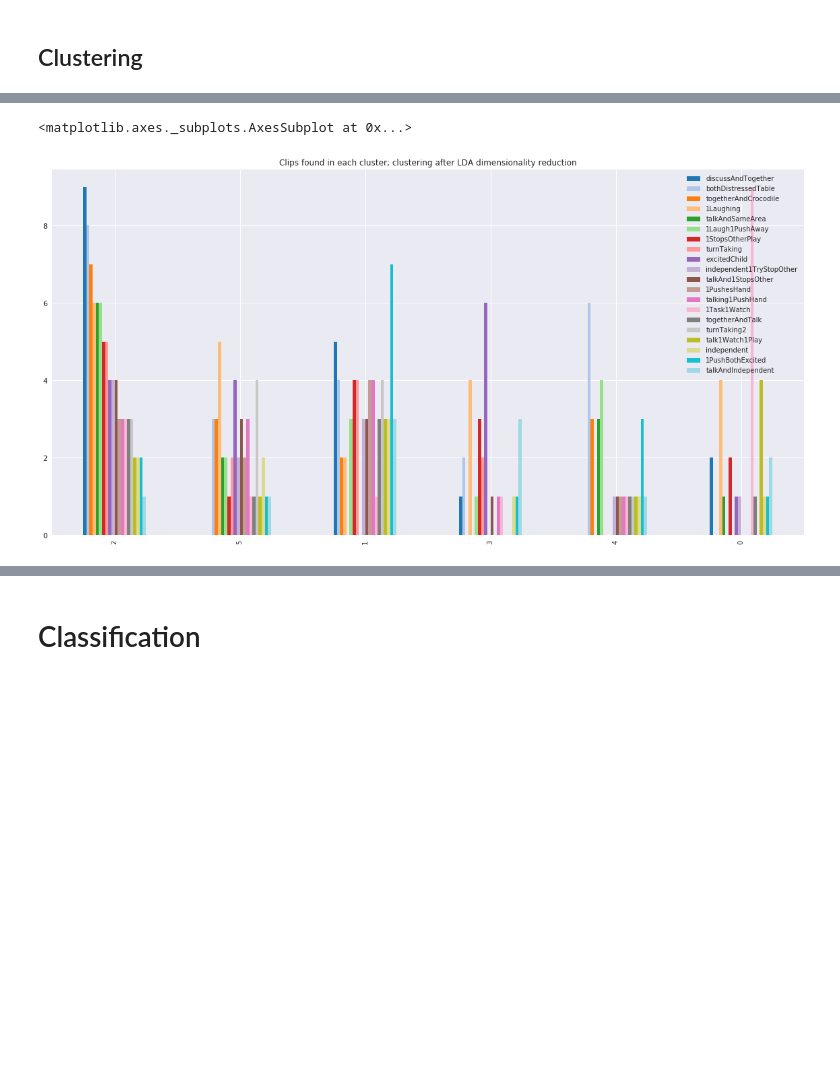
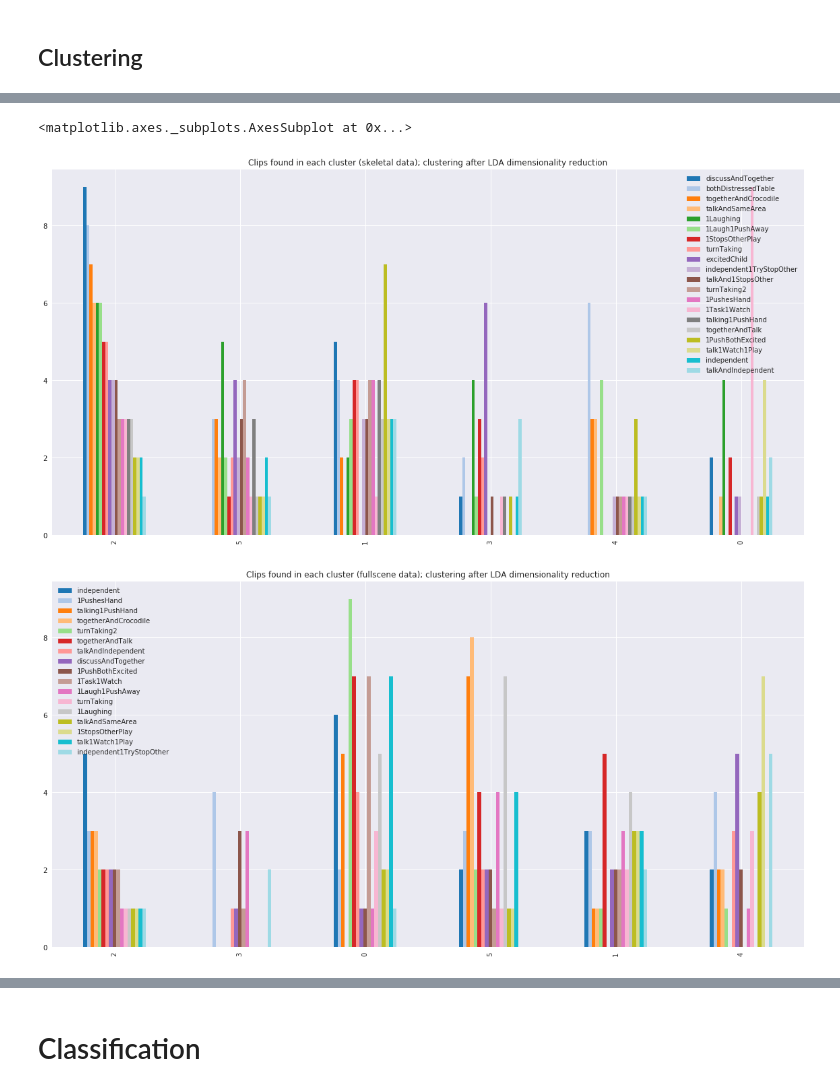
Before and after one commit to severin-lemaignan/pinsoro-kinematics, a Jupyter notebook: classification.ipynb, the cells around one changed output, grey strips where cells are left out. Cells and saved outputs as stored; diff of their text form; code cells hidden in the pictures; blank space fills up the shorter version.

Commit message:
More clustering + classification work

```diff
--- a/classification.ipynb
+++ b/classification.ipynb
@@ -398,6 +398,11 @@ plot_embedding(skel_clustering_data,skel_labels, clusters=skel_kmeans, three_d=F
 # %%
 # kMeans clustering after LDA-based dimensionality reduction
 skel_clustering_data=skel_lda
+fullscene_clustering_data=fullscene_lda
+
 skel_kmeans = KMeans(n_clusters=6, random_state=0).fit_predict(skel_clustering_data)
+fullscene_kmeans_model = KMeans(n_clusters=6, random_state=0).fit(fullscene_clustering_data)
+fullscene_kmeans = fullscene_kmeans_model.predict(fullscene_clustering_data)
+
 plot_embedding(skel_clustering_data,skel_labels, clusters=skel_kmeans, three_d=False)
 # %% [output]
@@ -405,13 +410,22 @@ plot_embedding(skel_clustering_data,skel_labels, clusters=skel_kmeans, three_d=F
-# %%
-clipPerClusters_df=pd.DataFrame()
-
-for i in skel_kmeans:
-    clipPerClusters_df[i] = skel_df[skel_kmeans == i]["clipName"].value_counts()
+# %%
+skel_clipPerClusters_df=pd.DataFrame()
+fullscene_clipPerClusters_df=pd.DataFrame()
+
+for i in skel_kmeans:
+    skel_clipPerClusters_df[i] = skel_df[skel_kmeans == i]["clipName"].value_counts()
+
+for i in fullscene_kmeans:
+    fullscene_clipPerClusters_df[i] = fullscene_df[fullscene_kmeans == i]["clipName"].value_counts()
+
+clipPerClusters_df=pd.concat([skel_clipPerClusters_df.T, fullscene_clipPerClusters_df.T], sort=False, keys=["skel", "fullscene"]).T
+#clipPerClusters_df.T.plot(kind='bar')
 # %%
-clipPerClusters_df.T.plot(kind='bar', cmap=plt.get_cmap("tab20"), title="Clips found in each cluster; clustering after LDA dimensionality reduction")
+skel_clipPerClusters_df.T.plot(kind='bar', cmap=plt.get_cmap("tab20"), title="Clips found in each cluster (skeletal data); clustering after LDA dimensionality reduction")
+fullscene_clipPerClusters_df.T.plot(kind='bar', cmap=plt.get_cmap("tab20"), title="Clips found in each cluster (fullscene data); clustering after LDA dimensionality reduction")
 # %% [output]
 <matplotlib.axes._subplots.AxesSubplot at 0x...>
-[figure, old version]
+[figure, new version]
+[figure, added]
 # %%
 # using MeanShift to estimate the number of cluster is not very effective on such a distribution
 from sklearn.cluster import MeanShift, estimate_bandwidth
```
Also changed, not shown: parts of 10 cells of this notebook.
